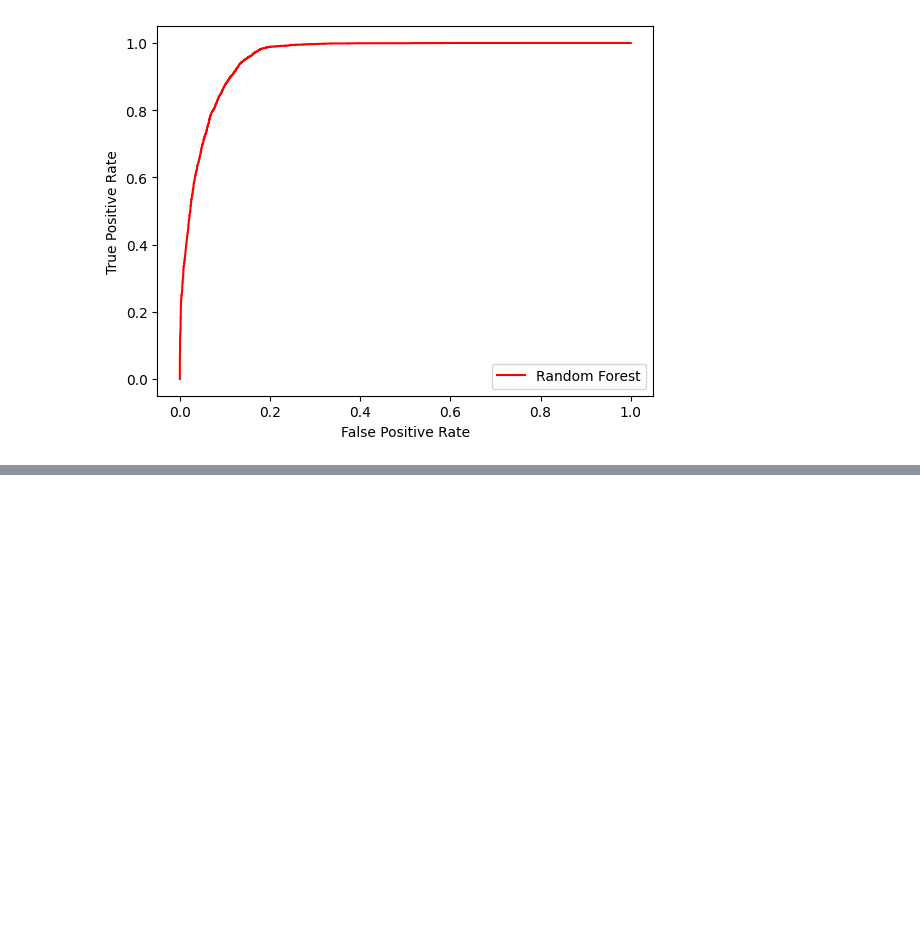
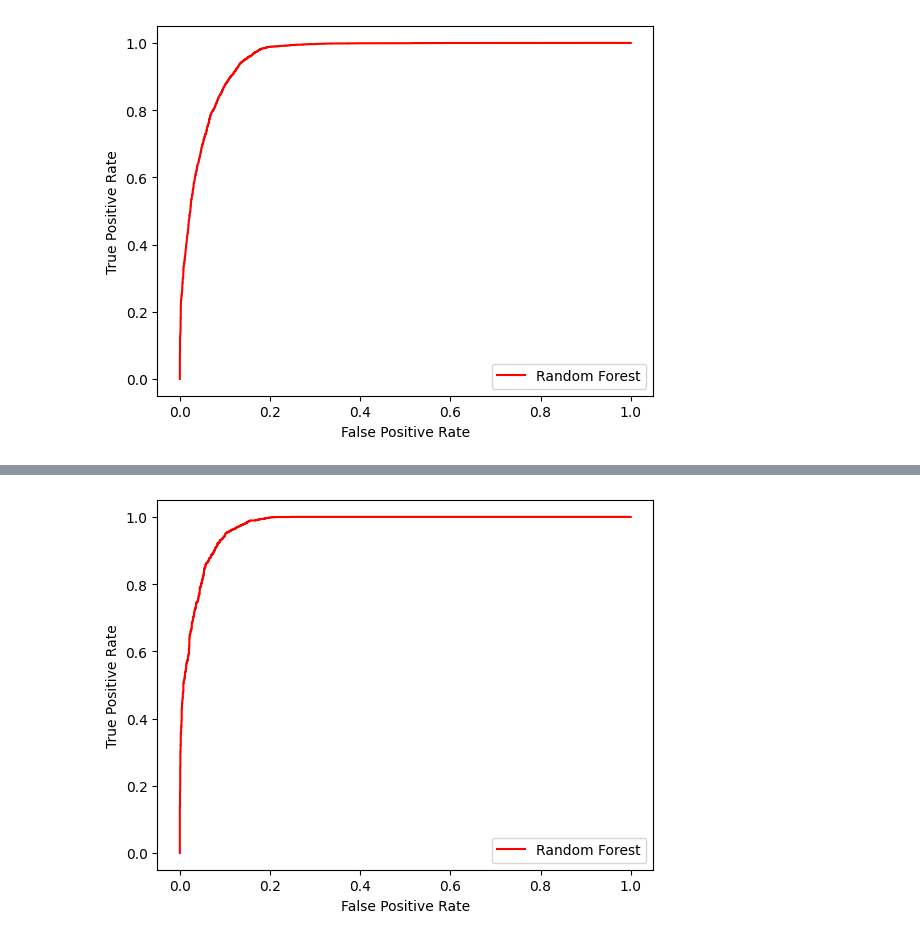
Before and after one commit to bisalgt/playground, a Jupyter notebook: learn_redpitaya/Hyperparameter tunning randomforest.ipynb, the cells around one changed output, grey strips where cells are left out. Cells and saved outputs as stored; diff of their text form; code cells hidden in the pictures; blank space fills up the shorter version.

```diff
--- a/learn_redpitaya/Hyperparameter tunning randomforest.ipynb
+++ b/learn_redpitaya/Hyperparameter tunning randomforest.ipynb
@@ -193,3 +193,74 @@ F1 Score :  0.9142681237494228
 RF test ROC AUC=0.958
 Time Taken to train and test :  318.6879861354828
 [figure]
+# %%
+import pandas as pd
+from sklearn.ensemble import RandomForestClassifier
+from sklearn.model_selection import RandomizedSearchCV, train_test_split
+from sklearn.metrics import accuracy_score, make_scorer, roc_auc_score, precision_score, \
+                                recall_score, confusion_matrix, f1_score, roc_curve
+from matplotlib import pyplot
+import time
+
+
+print("Started...")
+
+# Load the dataset
+data = pd.read_csv('20k_dataframe_2303.csv')
+
+# Split the dataset into features and target variable
+# Split the dataset into features and target variable
+X = data.iloc[:, 1:] # features
+y = data.iloc[:, 0] # target variable
+
+# Split the dataset into training and testing sets
+X_train, X_test, y_train, y_test = train_test_split(X, y, test_size=0.25, random_state=42, shuffle=True)
+
+optimal_params_frm_GS = {'n_estimators': 800, 'min_samples_split': 5, 'min_samples_leaf': 1, 'max_depth': None, 'bootstrap': False}
+
+# Define the model
+
+start_time = time.time()
+
+## Apply RandomForestClassifier
+rf_model = RandomForestClassifier(**optimal_params_frm_GS, random_state=42)
+rf_model.fit(X_train, y_train)
+ytrain_pred = rf_model.predict_proba(X_train)
+print('RF train roc-auc: {}'.format(roc_auc_score(y_train, ytrain_pred[:,1])))
+ytest_pred = rf_model.predict_proba(X_test)
+# keep probabilities for the positive outcome only
+ytest_pred = ytest_pred[:, 1]
+auc_score = roc_auc_score(y_test, ytest_pred)
+#Confusion Matrix
+y_pred = rf_model.predict(X_test)
+rf_conf_matx = confusion_matrix(y_test, y_pred)
+rf_f1_score = f1_score(y_test, y_pred)
+print("Confusion Matrix : ", rf_conf_matx)
+print("Precision Score : ", precision_score(y_test, y_pred))
+print("Recall Score : ", recall_score(y_test, y_pred))
+print("Accuracy Score : ", accuracy_score(y_test, y_pred))
+print("F1 Score : ", rf_f1_score)
+
+# summarize scores
+print('RF test ROC AUC=%.3f' % (auc_score))
+rf_fpr, rf_tpr, thresholds = roc_curve(y_test, ytest_pred)
+# Saving the model
+# file_name = f"{folder_name}/radom_forest_model.sav"
+# pickle.dump(rf_model, open(file_name, "wb"))
+
+print("Time Taken to train and test : ", time.time() - start_time)
+
+
+# plot the roc curve for the model
+pyplot.plot(rf_fpr, rf_tpr, color="red", label='Random Forest')
+
+# axis labels
+pyplot.xlabel('False Positive Rate')
+pyplot.ylabel('True Positive Rate')
+# show the legend
+pyplot.legend()
+#save the image
+# pyplot.savefig(f'{folder_name}/roc_auc_curve.svg', format='svg')
+# show the plot
+pyplot.show()
+# %% [output]
@@ -195,0 +277 @@ Time Taken to train and test :  318.6879861354828
+[figure, added]
```
Also changed, not shown: parts of 2 cells of this notebook, 17 other files.
